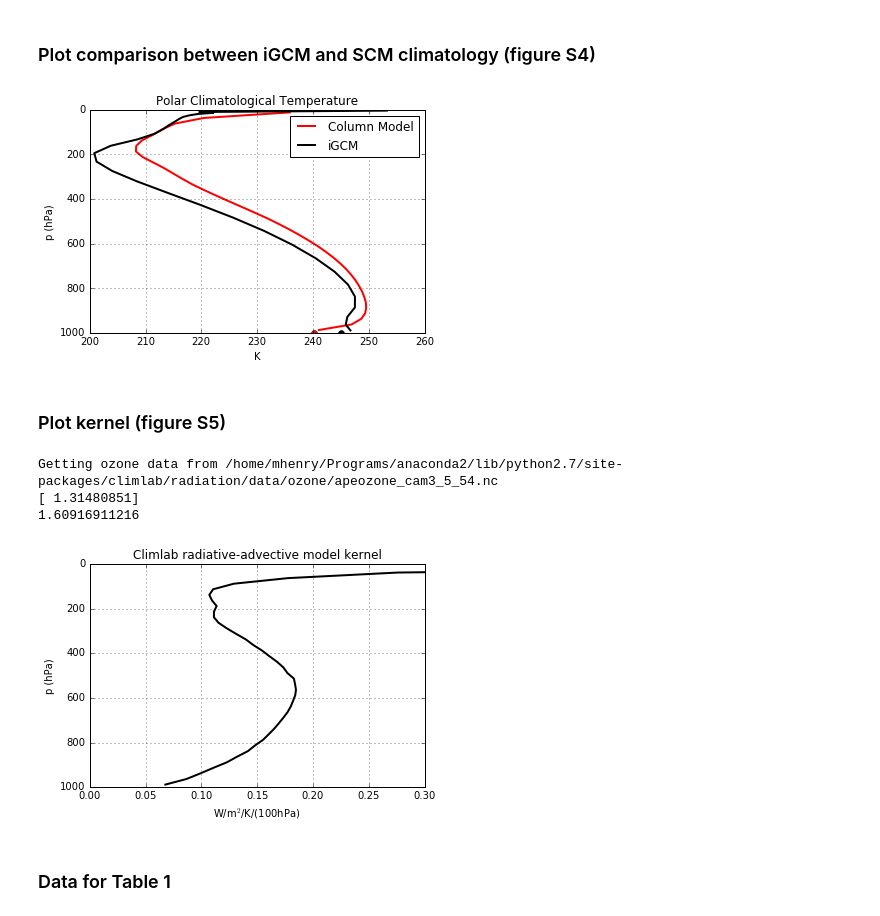
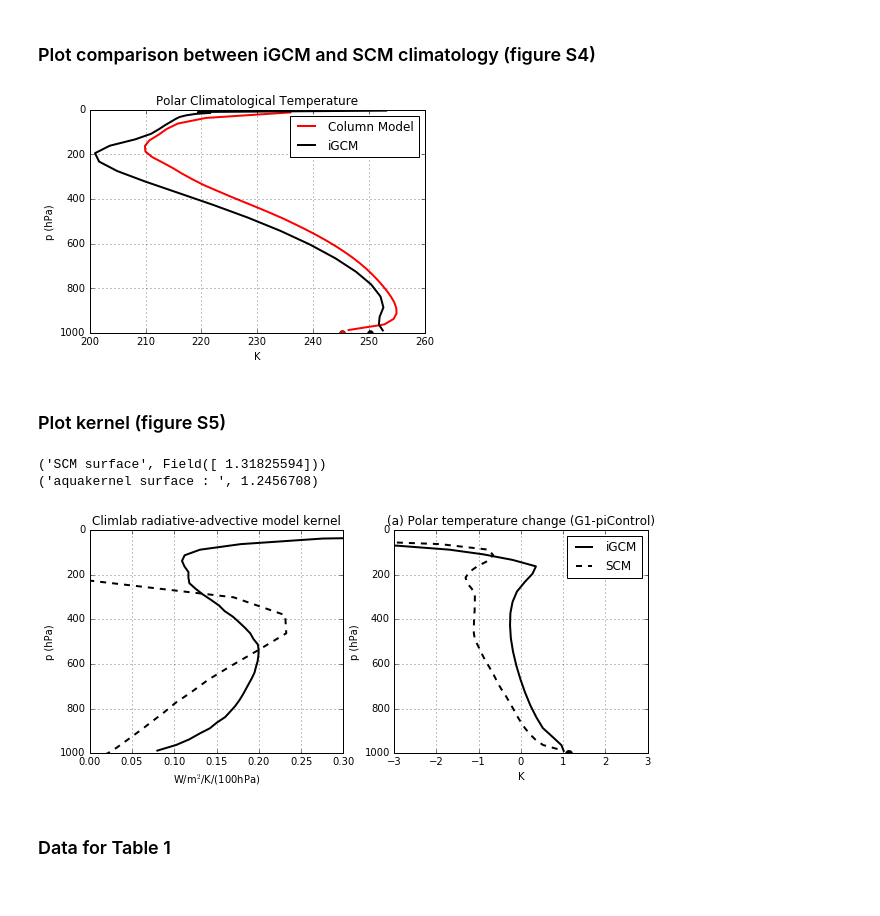
Before and after one commit to matthewjhenry/HM19_SRM, a Jupyter notebook: Henry and Merlis 2019 Solar Radiation Management.ipynb, the cells around one changed output. Cells and saved outputs as stored; diff of their text form; code cells hidden in the pictures.

```diff
--- a/Henry and Merlis 2019 Solar Radiation Management.ipynb
+++ b/Henry and Merlis 2019 Solar Radiation Management.ipynb
@@ -14,6 +14,7 @@ import matplotlib
 import matplotlib.pyplot as plt
 import numpy as np
 import matplotlib.cm as cm
+import ClimateUtils as clim
 import climlab
 from climlab import constants as const
 from plot_meridional_E_transport import penergy_flux_vs_lat
@@ -34,6 +35,7 @@ class ncdf_obj:
         self.s_pert = netCDF4.Dataset(directory + file_pert + '/surf_ave.nc')
         self.q_ctl = self.f_ctl.variables['shum_avg'][:]
         self.q_pert = self.f_pert.variables['shum_avg'][:]
+        self.q_diff = self.q_pert - self.q_ctl
         self.lat_= self.f_ctl.variables['lat'][:]
         self.sig_= self.f_ctl.variables['sigma'][:]
         self.temp_ctl=self.f_ctl.variables['temp'][:]
@@ -65,6 +67,9 @@ class ExternalForcing(climlab.process.TimeDependentProcess):
 
     def _compute(self):
         return self.forcing_tendencies
+
+# if lat_bound not = 80, make sure to change insolation and albedo in single column models
+lat_bound=80
 # %%
 # Collect GCM data into objects
 co2 = ncdf_obj('iGCM_data/','300ppm','1200ppm')
@@ -580,49 +757,86 @@ plt.show()
 # %%
 plt.plot(model.state['Tatm'],model.lev,c='r',label='Column Model',linewidth=2)
 plt.plot(model.state['Ts'], 1000, 'ro',markersize=6)
-plt.plot(plot_pole(co2.temp_ctl,co2.lat_,80),co2.sig_*1000, 'k', label='iGCM',linewidth=2)
-plt.plot(mean_lat(co2.lat_[co2.lat_>80],co2.sat_ctl[co2.lat_>80]), 1000, 'ko',markersize=6)
+plt.plot(plot_pole(co2.temp_ctl,co2.lat_,lat_bound),co2.sig_*1000, 'k', label='iGCM',linewidth=2)
+plt.plot(mean_lat(co2.lat_[co2.lat_>lat_bound],co2.sat_ctl[co2.lat_>lat_bound]), 1000, 'ko',markersize=6)
 plt.title('Polar Climatological Temperature')
 plt.xlabel('K')
 plt.ylabel('p (hPa)')
 lgd =plt.legend(loc='best')
 plt.gca().invert_yaxis()
 plt.grid()
+plt.savefig('figS4.eps')
 plt.show()
 # %% [output]
-[figure, old version]
+[figure, new version]
 # %% [markdown]
 ### Plot kernel (figure S5)
 # %%
-model = run_pole_column(iGCM_run=srm, co2_lev=3e-4, insol=175.2, alb=0.54, transp_ctl=True, sh_ctl=True)
 rce_kernel = climlab.process_like(model)
 rce_kernel.state['Ts']+=1
 rce_kernel.compute_diagnostics()
 kernel_s = rce_kernel.OLR-model.OLR
 
 kernel_atm = np.zeros_like(model.state['Tatm'])
 for i in range(len(model.state['Tatm'])):
     rce_kernel = climlab.process_like(model)
     rce_kernel.state['Tatm'][i]+=1
     rce_kernel.compute_diagnostics()
     kernel_atm[i] = rce_kernel.OLR-model.OLR
 
+fig = matplotlib.pyplot.gcf()
+fig.set_size_inches(10, 4)
+plt.subplot(1,2,1)
+
 plt.plot(100/np.diff(model.lev_bounds)*kernel_atm,model.lev,c='k',linewidth=2)
-print(kernel_s)
-print(sum(kernel_atm))
+print('SCM surface', kernel_s)
+# print(sum(kernel_atm))
+
+lw = Dataset('lwclr_t.nc')
+lat_lw = lw.variables['lat'][:]
+p_lw = lw.variables['pfull'][:]
+phalf = lw.variables['phalf'][:]
+phalf_diff = np.diff(phalf)/100
+weights = np.transpose(np.tile(phalf_diff,[len(lat_lw),1]))
+masks = [lat_lw>-45,lat_lw<45]
+mask_trop = masks[0] & masks[1]
+masks = [lat_lw<-45,lat_lw>45]
+mask_poles = masks[0] | masks[1]
+lw_t = np.mean(np.mean(lw.variables['lwclr_t'][:],0),2)[0:24,:]*weights
+lw_t[:5,mask_trop] = 0
+lw_t[:6,mask_poles] = 0
+lw_t_s = np.mean(np.mean(lw.variables['lwclr_t'][:],0),2)[24,:]
+
+plt.plot(plot_pole(lw_t,lat_lw,80),p_lw, 'k--', linewidth=2)
+print('aquakernel surface : ',mean_lat(lat_lw[lat_lw>80],lw_t_s[lat_lw>80]))
+
 plt.title('Climlab radiative-advective model kernel')
 plt.xlabel('W/m$^2$/K/(100hPa)')
 plt.ylabel('p (hPa)')
 plt.xlim([0,0.3])
+plt.ylim([0,1000])
 # plt.legend()
 plt.gca().invert_yaxis()
 plt.grid()
+# plt.savefig('figS5.eps')
+plt.subplot(1,2,2)
+plt.plot(plot_pole(srm.temp_diff,srm.lat_,lat_bound),co2.sig_*1000, 'k', label='iGCM',linewidth=2)
+plt.plot(mean_lat(srm.lat_[srm.lat_>lat_bound],srm.sat_diff[srm.lat_>lat_bound]), 1000, 'ko',markersize=6)
+plt.plot(model_srm.state['Tatm']-model.state['Tatm'],model.lev,'k--',label='SCM',linewidth=2)
+plt.plot(model_srm.state['Ts']-model.state['Ts'], 1000, 'ko',markersize=6)
+plt.title('(a) Polar temperature change (G1-piControl)')
+plt.xlabel('K')
+plt.ylabel('p (hPa)')
+plt.xlim([-3,3])
+lgd =plt.legend(loc='best')
+plt.gca().invert_yaxis()
+plt.grid()
+
 plt.show()
 # %% [output]
-Getting ozone data from /home/mhenry/Programs/anaconda2/lib/python2.7/site-packages/climlab/radiation/data/ozone/apeozone_cam3_5_54.nc
-[ 1.31480851]
-1.60916911216
+('SCM surface', Field([ 1.31825594]))
+('aquakernel surface : ', 1.2456708)
-[figure, old version]
+[figure, new version]
 # %% [markdown]
 ### Data for Table 1
 # %%
```
Also changed, not shown: parts of 16 cells of this notebook, 13 other files.
